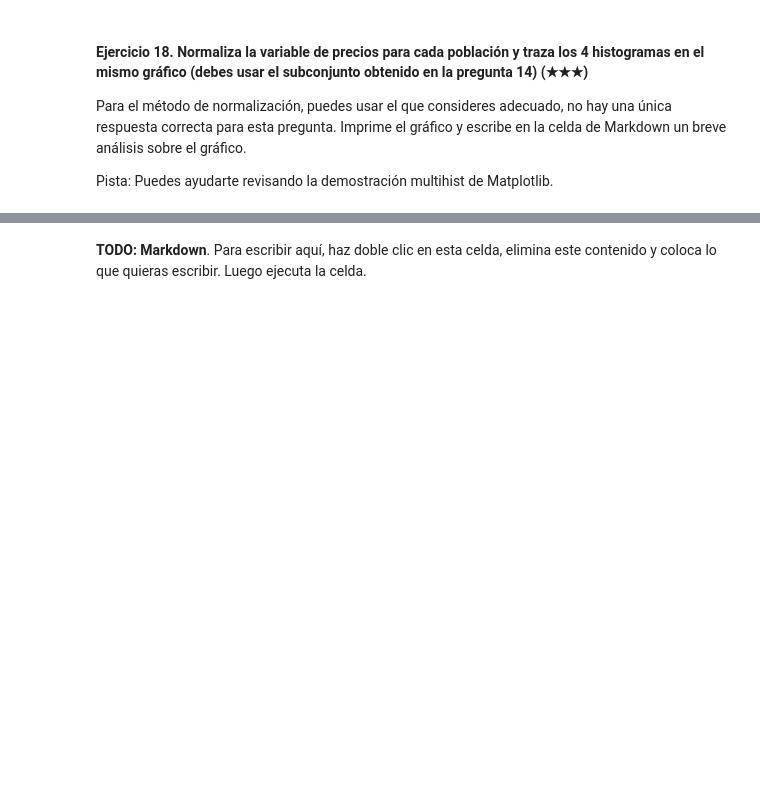
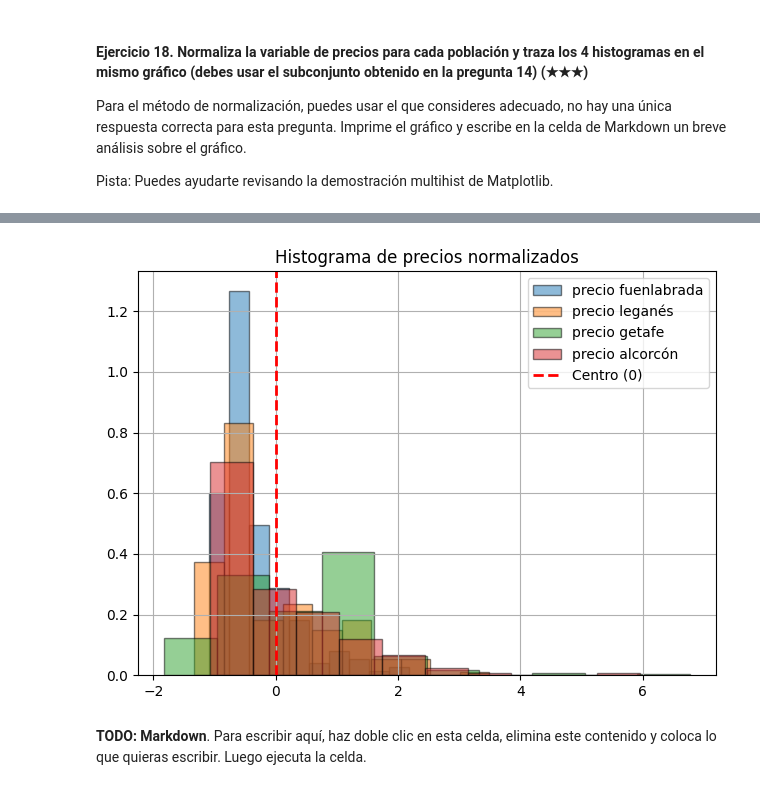
Before and after one commit to 4GeeksAcademy/say0ns-datacleanup, a Jupyter notebook: project.es.ipynb, the cells around one changed output, grey strips where cells are left out. Drawn from its saved outputs; the diff is of its cells as text; code cells hidden in the pictures; blank space fills up the shorter version.

```diff
--- a/project.es.ipynb
+++ b/project.es.ipynb
@@ -352,3 +357,18 @@ Pista: Puedes ayudarte revisando la demostración multihist de Matplotlib.
+# %%
+#HISTOGRAMAS SUPERPUESTOS
+plt.hist(ds_fuenlabrada_n['price_z'],alpha=0.5,label='precio fuenlabrada',edgecolor='black', density=True)
+plt.hist(ds_leganes_n['price_z'],alpha=0.5,label='precio leganés',edgecolor='black', density=True)
+plt.hist(ds_getafe_n['price_z'],alpha=0.5,label='precio getafe',edgecolor='black', density=True)
+plt.hist(ds_alcorcon_n['price_z'],alpha=0.5,label='precio alcorcón',edgecolor='black', density=True)
+
+plt.axvline(x=0, color='red', linestyle='--', linewidth=2, label='Centro (0)')
+plt.title("Histograma de precios normalizados")
+plt.legend()
+plt.grid()
+plt.tight_layout()
+plt.show()
+# %% [output]
+[figure, added]
 # %% [markdown]
 **TODO: Markdown**. Para escribir aquí, haz doble clic en esta celda, elimina este contenido y coloca lo que quieras escribir. Luego ejecuta la celda.
 # %% [markdown]
```
Also changed, not shown: parts of 19 cells of this notebook.
